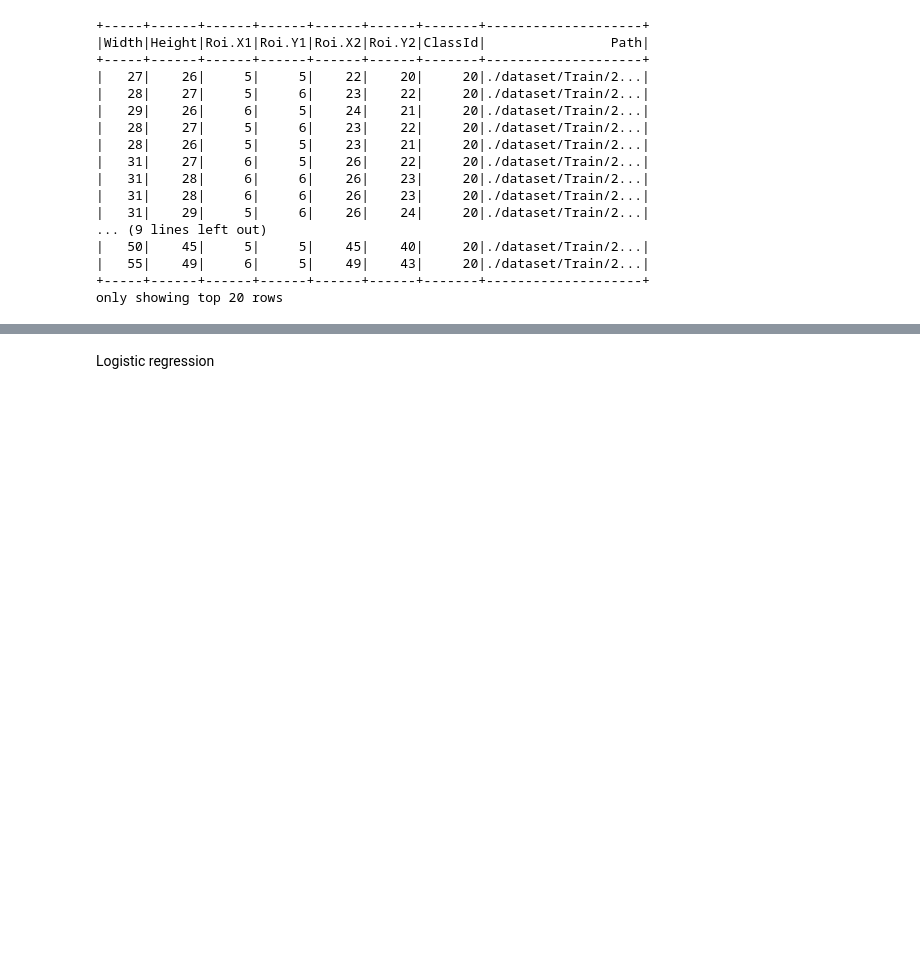
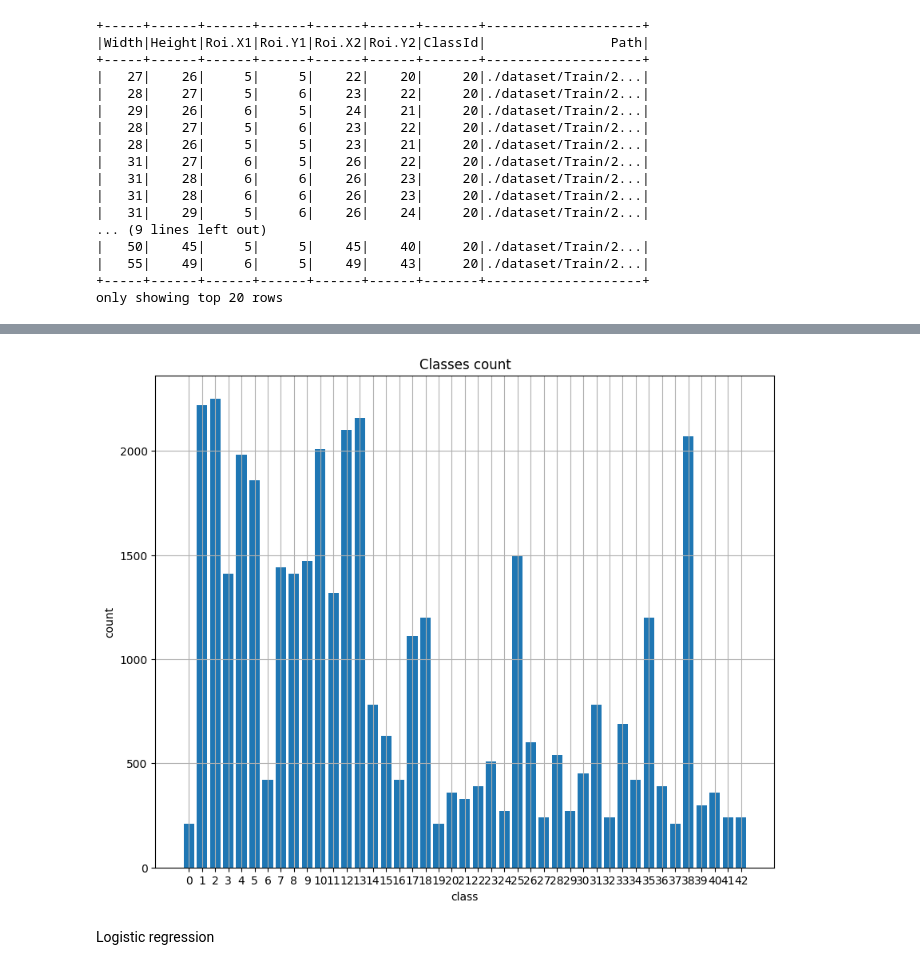
Before and after one commit to Secret333Boy/big-data-labs, a Jupyter notebook: coursework/Big Data coursework.ipynb, the cells around one changed output, grey strips where cells are left out. Cells and saved outputs as stored; diff of their text form; code cells hidden in the pictures; blank space fills up the shorter version.

```diff
--- a/coursework/Big Data coursework.ipynb
+++ b/coursework/Big Data coursework.ipynb
@@ -236,3 +270,16 @@ Setting mem limits to 12884901888 of max 12884901888
+# %%
+count_data = processed_df.groupBy("ClassId").count().toPandas()
+
+plt.figure(figsize=(10, 8))
+plt.bar(count_data["ClassId"], count_data["count"])
+plt.title(f"Classes count")
+plt.xticks(count_data["ClassId"])
+plt.xlabel("class")
+plt.ylabel("count")
+plt.grid(True)
+plt.show()
+# %% [output]
+[figure, added]
 # %%
 evaluator_accuracy = MulticlassClassificationEvaluator(labelCol="ClassId", predictionCol="prediction", metricName="accuracy")
 evaluator_f1 = MulticlassClassificationEvaluator(labelCol="ClassId", predictionCol="prediction", metricName="f1")
```
Also changed, not shown: parts of 9 cells of this notebook, 38 other files.
